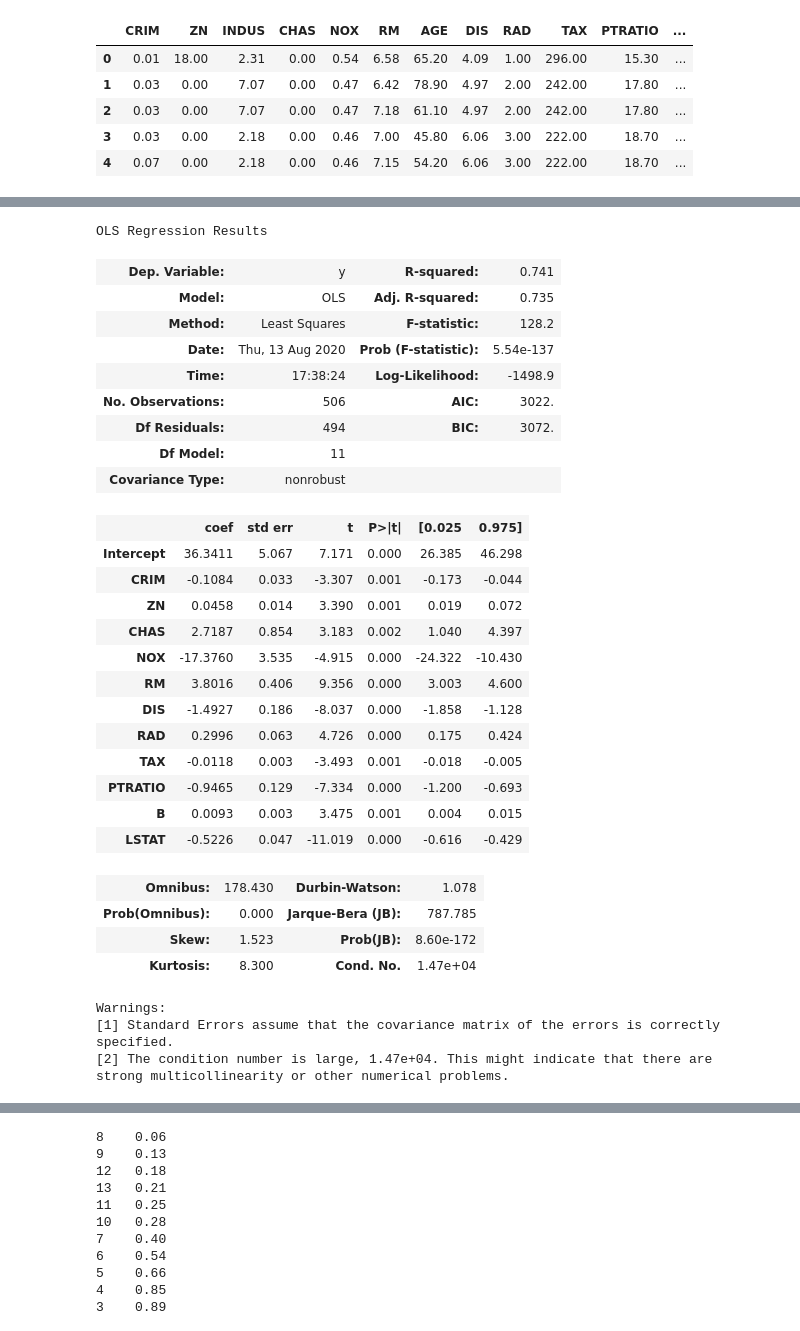
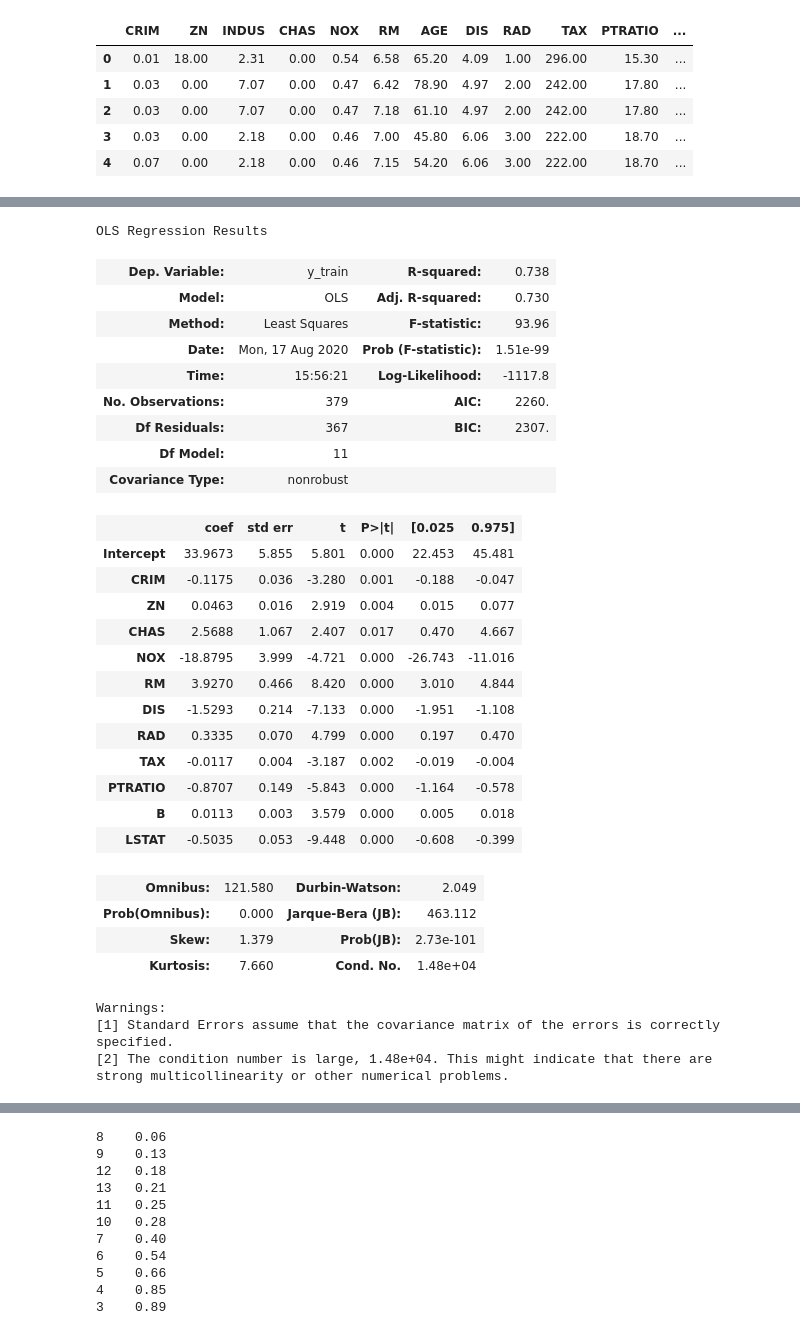
Before and after one commit to aayu1990/Regression-Boston_housing_prices, a Jupyter notebook: Boston-housing-prices.ipynb, the cells around one changed output, grey strips where cells are left out. Drawn from its saved outputs; the diff is of its cells as text; code cells hidden in the pictures.

```diff
--- a/Boston-housing-prices.ipynb
+++ b/Boston-housing-prices.ipynb
@@ -174,4 +177,4 @@ y1 = X.target
 # %%
 X1_constant = sm.add_constant(X1)
 # %%
-pd.DataFrame(X1_constant)
+X1_constant = pd.DataFrame(X1_constant)
@@ -229,42 +218,44 @@ Warnings:
 [1] Standard Errors assume that the covariance matrix of the errors is correctly specified.
 [2] The condition number is large, 1.51e+04. This might indicate that there are
 strong multicollinearity or other numerical problems.
+# %%
+X_train,X_test, y_train, y_test = train_test_split(X1_constant, y1, test_size = 0.25)
 # %%
 #from the above summary we note that the p value for INDUS & AGE are very large and thus we can drop them
-model2 = smf.ols(formula = 'y~ CRIM + ZN + CHAS + NOX + RM + DIS + RAD + TAX + PTRATIO + B + LSTAT', data = df1)
+model2 = smf.ols(formula = 'y_train~CRIM + ZN + CHAS + NOX + RM + DIS + RAD + TAX + PTRATIO + B + LSTAT', data=X_train)
 mlr = model2.fit()
 mlr.summary()
 # %% [output]
 OLS Regression Results
-| Dep. Variable: | y | R-squared: | 0.741 |
-| Model: | OLS | Adj. R-squared: | 0.735 |
-| Method: | Least Squares | F-statistic: | 128.2 |
-| Date: | Thu, 13 Aug 2020 | Prob (F-statistic): | 5.54e-137 |
-| Time: | 17:38:24 | Log-Likelihood: | -1498.9 |
-| No. Observations: | 506 | AIC: | 3022. |
-| Df Residuals: | 494 | BIC: | 3072. |
+| Dep. Variable: | y_train | R-squared: | 0.738 |
+| Model: | OLS | Adj. R-squared: | 0.730 |
+| Method: | Least Squares | F-statistic: | 93.96 |
+| Date: | Mon, 17 Aug 2020 | Prob (F-statistic): | 1.51e-99 |
+| Time: | 15:56:21 | Log-Likelihood: | -1117.8 |
+| No. Observations: | 379 | AIC: | 2260. |
+| Df Residuals: | 367 | BIC: | 2307. |
 | Df Model: | 11 |  |  |
 | Covariance Type: | nonrobust |  |  |
 |  | coef | std err | t | P>|t| | [0.025 | 0.975] |
-| Intercept | 36.3411 | 5.067 | 7.171 | 0.000 | 26.385 | 46.298 |
-| CRIM | -0.1084 | 0.033 | -3.307 | 0.001 | -0.173 | -0.044 |
-| ZN | 0.0458 | 0.014 | 3.390 | 0.001 | 0.019 | 0.072 |
-| CHAS | 2.7187 | 0.854 | 3.183 | 0.002 | 1.040 | 4.397 |
-| NOX | -17.3760 | 3.535 | -4.915 | 0.000 | -24.322 | -10.430 |
-| RM | 3.8016 | 0.406 | 9.356 | 0.000 | 3.003 | 4.600 |
-| DIS | -1.4927 | 0.186 | -8.037 | 0.000 | -1.858 | -1.128 |
-| RAD | 0.2996 | 0.063 | 4.726 | 0.000 | 0.175 | 0.424 |
-| TAX | -0.0118 | 0.003 | -3.493 | 0.001 | -0.018 | -0.005 |
-| PTRATIO | -0.9465 | 0.129 | -7.334 | 0.000 | -1.200 | -0.693 |
-| B | 0.0093 | 0.003 | 3.475 | 0.001 | 0.004 | 0.015 |
-| LSTAT | -0.5226 | 0.047 | -11.019 | 0.000 | -0.616 | -0.429 |
+| Intercept | 33.9673 | 5.855 | 5.801 | 0.000 | 22.453 | 45.481 |
+| CRIM | -0.1175 | 0.036 | -3.280 | 0.001 | -0.188 | -0.047 |
+| ZN | 0.0463 | 0.016 | 2.919 | 0.004 | 0.015 | 0.077 |
+| CHAS | 2.5688 | 1.067 | 2.407 | 0.017 | 0.470 | 4.667 |
+| NOX | -18.8795 | 3.999 | -4.721 | 0.000 | -26.743 | -11.016 |
+| RM | 3.9270 | 0.466 | 8.420 | 0.000 | 3.010 | 4.844 |
+| DIS | -1.5293 | 0.214 | -7.133 | 0.000 | -1.951 | -1.108 |
+| RAD | 0.3335 | 0.070 | 4.799 | 0.000 | 0.197 | 0.470 |
+| TAX | -0.0117 | 0.004 | -3.187 | 0.002 | -0.019 | -0.004 |
+| PTRATIO | -0.8707 | 0.149 | -5.843 | 0.000 | -1.164 | -0.578 |
+| B | 0.0113 | 0.003 | 3.579 | 0.000 | 0.005 | 0.018 |
+| LSTAT | -0.5035 | 0.053 | -9.448 | 0.000 | -0.608 | -0.399 |
-| Omnibus: | 178.430 | Durbin-Watson: | 1.078 |
-| Prob(Omnibus): | 0.000 | Jarque-Bera (JB): | 787.785 |
-| Skew: | 1.523 | Prob(JB): | 8.60e-172 |
-| Kurtosis: | 8.300 | Cond. No. | 1.47e+04 |
+| Omnibus: | 121.580 | Durbin-Watson: | 2.049 |
+| Prob(Omnibus): | 0.000 | Jarque-Bera (JB): | 463.112 |
+| Skew: | 1.379 | Prob(JB): | 2.73e-101 |
+| Kurtosis: | 7.660 | Cond. No. | 1.48e+04 |
 Warnings:
 [1] Standard Errors assume that the covariance matrix of the errors is correctly specified.
-[2] The condition number is large, 1.47e+04. This might indicate that there are
+[2] The condition number is large, 1.48e+04. This might indicate that there are
 strong multicollinearity or other numerical problems.
 # %%
 mlr.params
```
Also changed, not shown: parts of 23 cells of this notebook.
